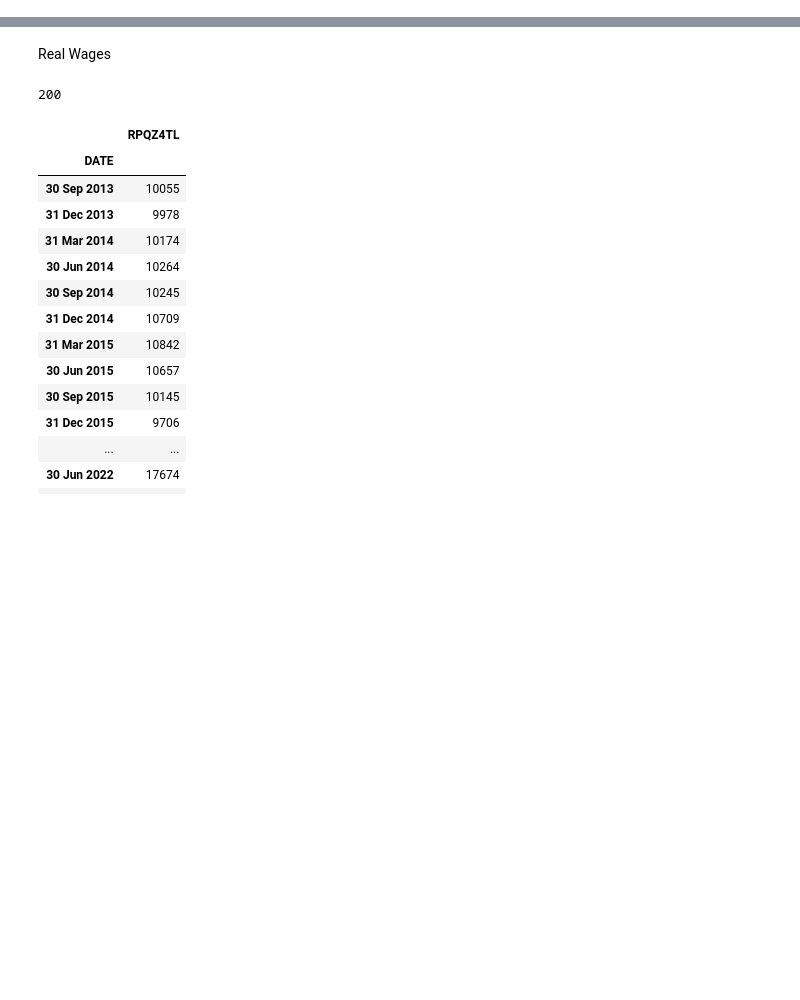
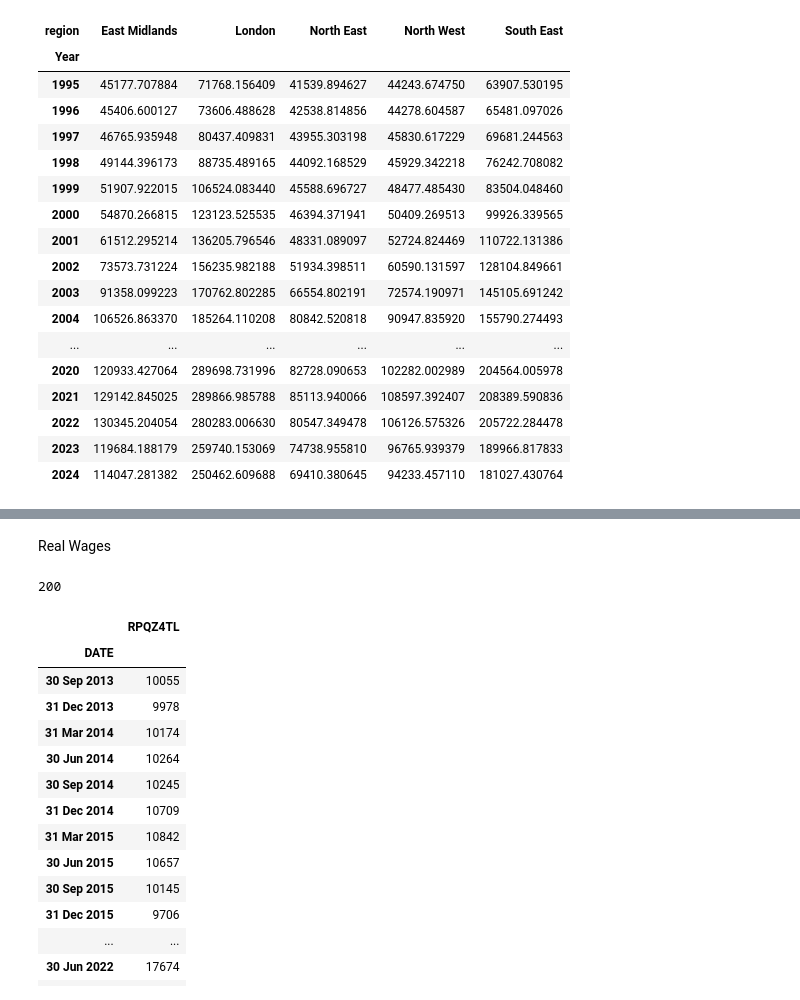
Before and after one commit to jamiegleave/UK_LandReg_PricePaid, a Jupyter notebook: tx_values.ipynb, the cells around one changed output, grey strips where cells are left out. Saved outputs shown, nothing was run; the diff lists cells and outputs as text; code cells hidden in the pictures; blank space fills up the shorter version.

```diff
--- a/tx_values.ipynb
+++ b/tx_values.ipynb
@@ -191,4 +101,52 @@ fig.update_layout(legend=dict(
 ))
 
 fig.show()
+# %%
+# Nominal, IQR
+
+df_screened = (
+    df[df['region']
+       .isin(['London','South East', 'East Midlands','North West','North East'])]
+       .groupby(['Year','region']).sum().unstack()
+)
+
+import plotly.express as px
+fig = px.line(df_screened['0.75']-df_screened['0.25'],
+              labels={
+                  'index':'Year',
+                  'value':'Spread, GBP'
+              },
+              width=800, height=600,
+              title='House Price IQR, Nominal GBP')
+
+fig.update_layout(legend=dict(
+    title='Region',
+    yanchor="top",
+    y=0.99,
+    xanchor="left",
+    x=0.01
+))
+
+fig.show()
+# %%
+df_screened.mul(gbp_cpi.values,axis=1)
+# %% [output]
+| region | East Midlands | London | North East | North West | South East |
+| Year |  |  |  |  |  |
+| 1995 | 45177.707884 | 71768.156409 | 41539.894627 | 44243.674750 | 63907.530195 |
+| 1996 | 45406.600127 | 73606.488628 | 42538.814856 | 44278.604587 | 65481.097026 |
+| 1997 | 46765.935948 | 80437.409831 | 43955.303198 | 45830.617229 | 69681.244563 |
+| 1998 | 49144.396173 | 88735.489165 | 44092.168529 | 45929.342218 | 76242.708082 |
+| 1999 | 51907.922015 | 106524.083440 | 45588.696727 | 48477.485430 | 83504.048460 |
+| 2000 | 54870.266815 | 123123.525535 | 46394.371941 | 50409.269513 | 99926.339565 |
+| 2001 | 61512.295214 | 136205.796546 | 48331.089097 | 52724.824469 | 110722.131386 |
+| 2002 | 73573.731224 | 156235.982188 | 51934.398511 | 60590.131597 | 128104.849661 |
+| 2003 | 91358.099223 | 170762.802285 | 66554.802191 | 72574.190971 | 145105.691242 |
+| 2004 | 106526.863370 | 185264.110208 | 80842.520818 | 90947.835920 | 155790.274493 |
+| ... | ... | ... | ... | ... | ... |
+| 2020 | 120933.427064 | 289698.731996 | 82728.090653 | 102282.002989 | 204564.005978 |
+| 2021 | 129142.845025 | 289866.985788 | 85113.940066 | 108597.392407 | 208389.590836 |
+| 2022 | 130345.204054 | 280283.006630 | 80547.349478 | 106126.575326 | 205722.284478 |
+| 2023 | 119684.188179 | 259740.153069 | 74738.955810 | 96765.939379 | 189966.817833 |
+| 2024 | 114047.281382 | 250462.609688 | 69410.380645 | 94233.457110 | 181027.430764 |
 # %%
```
Also changed, not shown: parts of 24 cells of this notebook, 1 other file.
